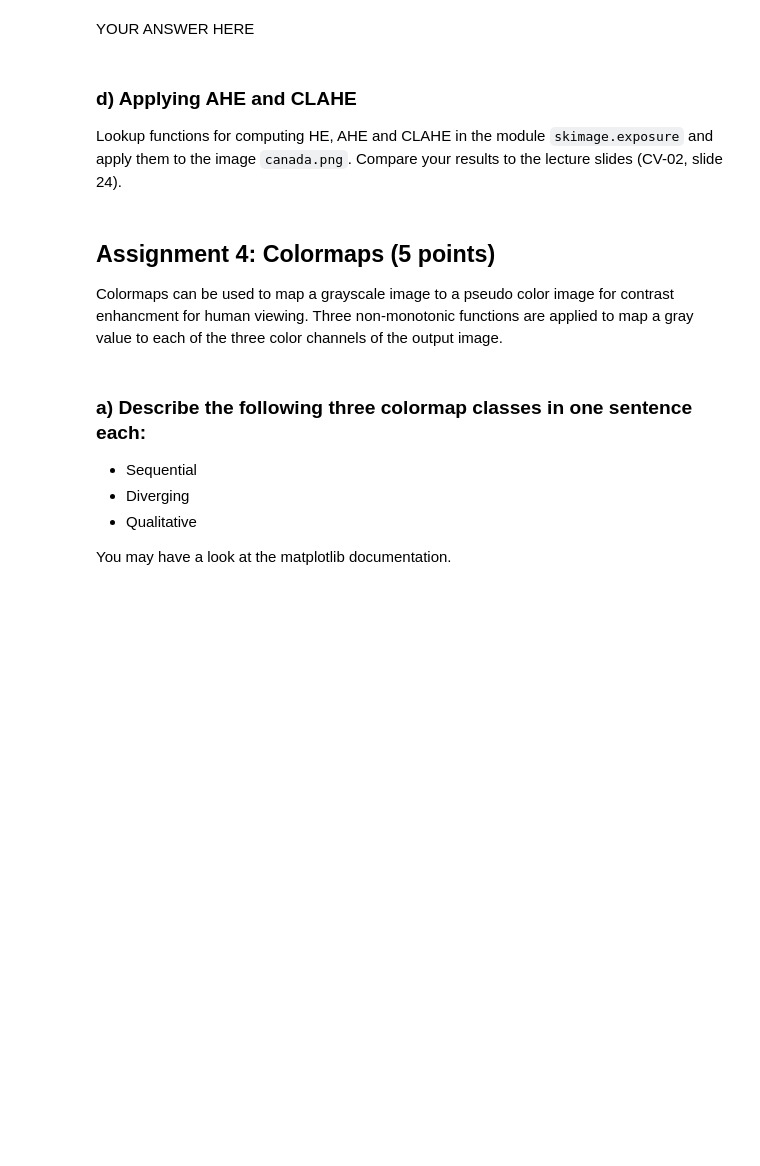
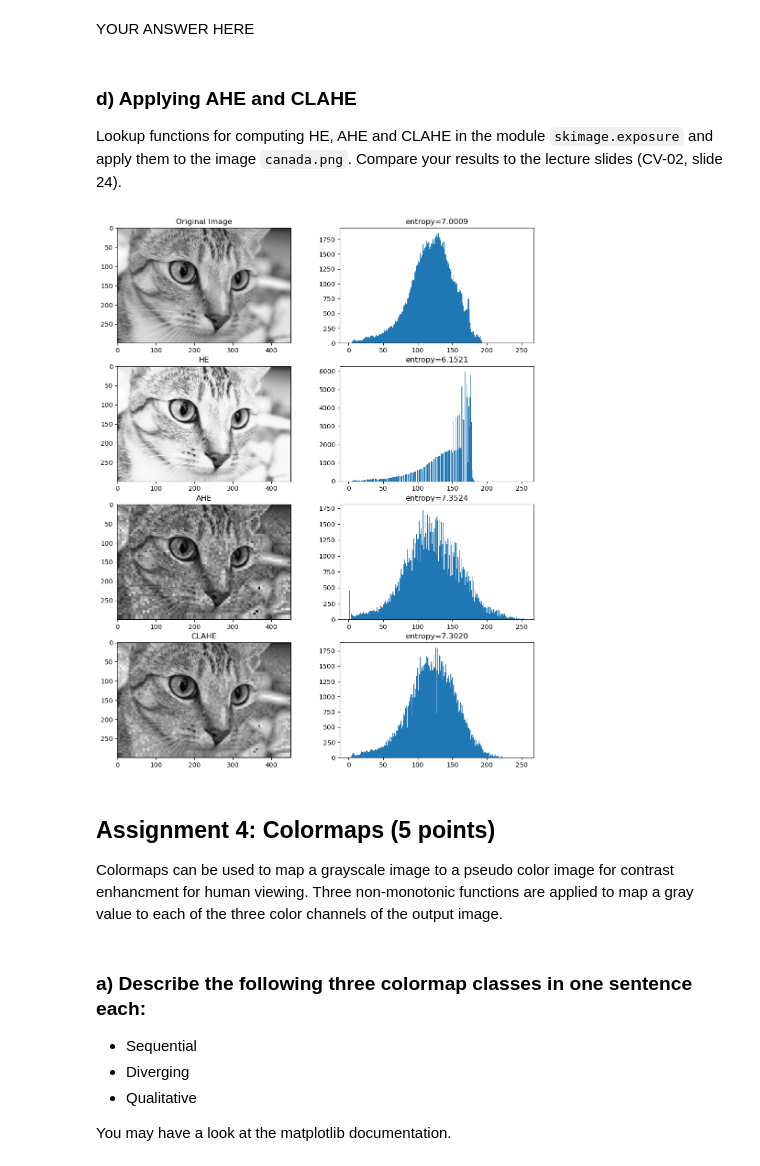
Before and after one commit to Moorboor/ComputerVision, a Jupyter notebook: Homeworks/1/sheet01.ipynb, the cells around one changed output. Cells and saved outputs as stored; diff of their text form; code cells hidden in the pictures; blank space fills up the shorter version.

Commit message:
AHE, CLAHE

```diff
--- a/Homeworks/1/sheet01.ipynb
+++ b/Homeworks/1/sheet01.ipynb
@@ -196,48 +198,108 @@ Lookup functions for computing HE, AHE and CLAHE in the module `skimage.exposure
 # %%
 %matplotlib inline
 # YOUR CODE HERE
-raise NotImplementedError()
 from imageio.v2 import imread
 import matplotlib.pyplot as plt
+import numpy as np
 
-img = imread('images/canada.png', pilmode='L')
+img = imread("imageio:chelsea.png", pilmode="L")#'images/canada.png', pilmode='L')
+frame = img
 
-img_he = img # CHANGE THIS
-img_ahe = img # CHANGE THIS
-img_clahe = img # CHANGE THIS
-# YOUR CODE HERE
-raise NotImplementedError()
+def get_information_content(frame):
+    hist = np.histogram(frame, bins=256)[0]
+    prob = hist/hist.sum()
+    info = np.where(prob>1e-6, np.log2(prob), 0)
+    return info
+
+
+def entropy(frame):
+    info = get_information_content(frame)
+    hist = np.histogram(frame, bins=256)[0]
+    prob = hist/hist.sum()
+
+    entropy = -(prob * info)[~np.isnan(prob)].sum()
+    return entropy
+
+
+
+def histogram_equalization(frame):
+    hist = np.histogram(frame, bins=256)[0]
+    prob = hist/hist.sum()
+    transfer = np.cumsum(prob) -np.arange(256)/256
+    transfer = {i:val for i, val in enumerate(transfer)}
+    return transfer
+
+
+def adaptive_histogram_equalization(frame, n=3, k=3):
+    # k = int(frame.shape[1]/2)-1
+    frame_ahe = np.ones_like(frame)
+    for i in range(n, frame.shape[0]-n, n*2):
+        for j in range(k, frame.shape[1]-k, k*2):
+            curr_frame = frame[i-n:i+n, j-k:j+k]
+            transfer = histogram_equalization(curr_frame)
+
+            for x in range(curr_frame.shape[0]):
+                for y in range(curr_frame.shape[1]):
+                    frame_ahe[i-n+x:i+n+x,j-k+y:j+k+y] = curr_frame[x,y] + curr_frame[x,y] * -transfer[curr_frame[x,y]]
+    return frame_ahe
+
+
+def contrast_limited_histogram_equalization(frame):
+    frame_clahe = frame.copy()
+    frame_clahe = 0.5 * frame_clahe + 0.5 * adaptive_histogram_equalization(frame)
+    return frame_clahe
+
+
+
+
+
+transfer = histogram_equalization(frame)
+
+frame_he = np.ones_like(frame)
+for i in range(frame.shape[0]):
+    for j in range(frame.shape[1]):
+        frame_he[i,j] = frame[i,j] + frame[i,j] * -transfer[frame[i,j]]
+
+frame_ahe = adaptive_histogram_equalization(frame)
+frame_clahe = contrast_limited_histogram_equalization(frame)
+
+
+img_he = frame_he
+img_ahe = frame_ahe
+img_clahe = frame_clahe
 
 plt.figure(figsize=(12, 15))
 plt.subplot(4,2,1)
 plt.title("Original Image")
 plt.imshow(img)
 plt.subplot(4,2,2)
 plt.title("entropy={:.4f}".format(entropy(img)))
 plt.hist(img.flatten(), 256, (0, 255))
 
 plt.subplot(4,2,3)
 plt.title("HE")
 plt.imshow(img_he)
 plt.subplot(4,2,4)
 plt.title("entropy={:.4f}".format(entropy(img_he)))
 plt.hist(img_he.flatten(), 256, (0, 255))
 
 plt.subplot(4,2,5)
 plt.title("AHE")
 plt.imshow(img_ahe)
 plt.subplot(4,2,6)
 plt.title("entropy={:.4f}".format(entropy(img_ahe)))
 plt.hist(img_ahe.flatten(), 256, (0, 255))
 
 plt.subplot(4,2,7)
 plt.title("CLAHE")
 plt.imshow(img_clahe)
 plt.subplot(4,2,8)
 plt.title("entropy={:.4f}".format(entropy(img_clahe)))
 plt.hist(img_clahe.flatten(), 256, (0, 255))
 
 plt.show()
+# %% [output]
+[figure, added]
 # %% [markdown]
 ## Assignment 4: Colormaps (5 points)
 
```
Also changed, not shown: parts of 1 cell of this notebook, 2 other files.
